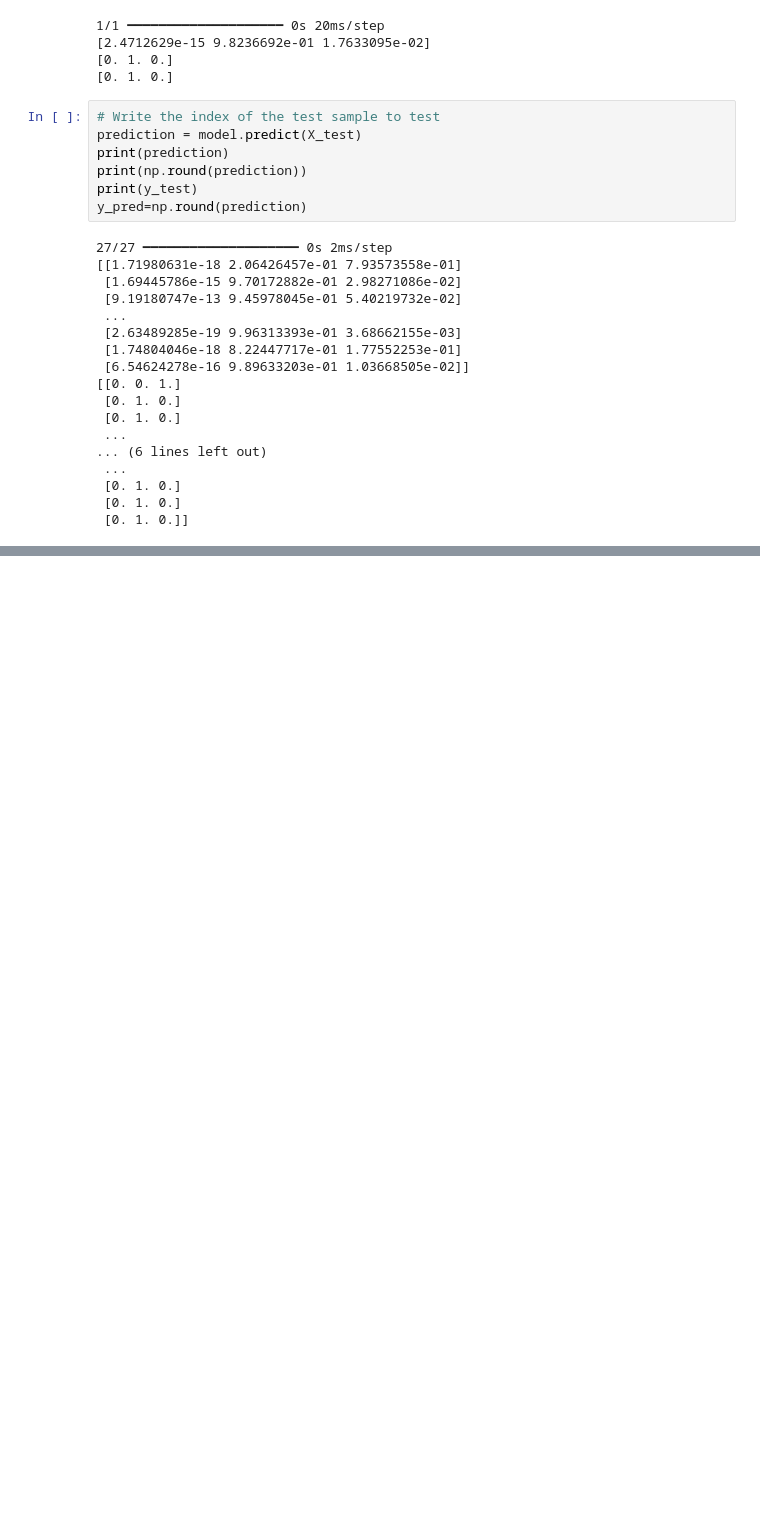
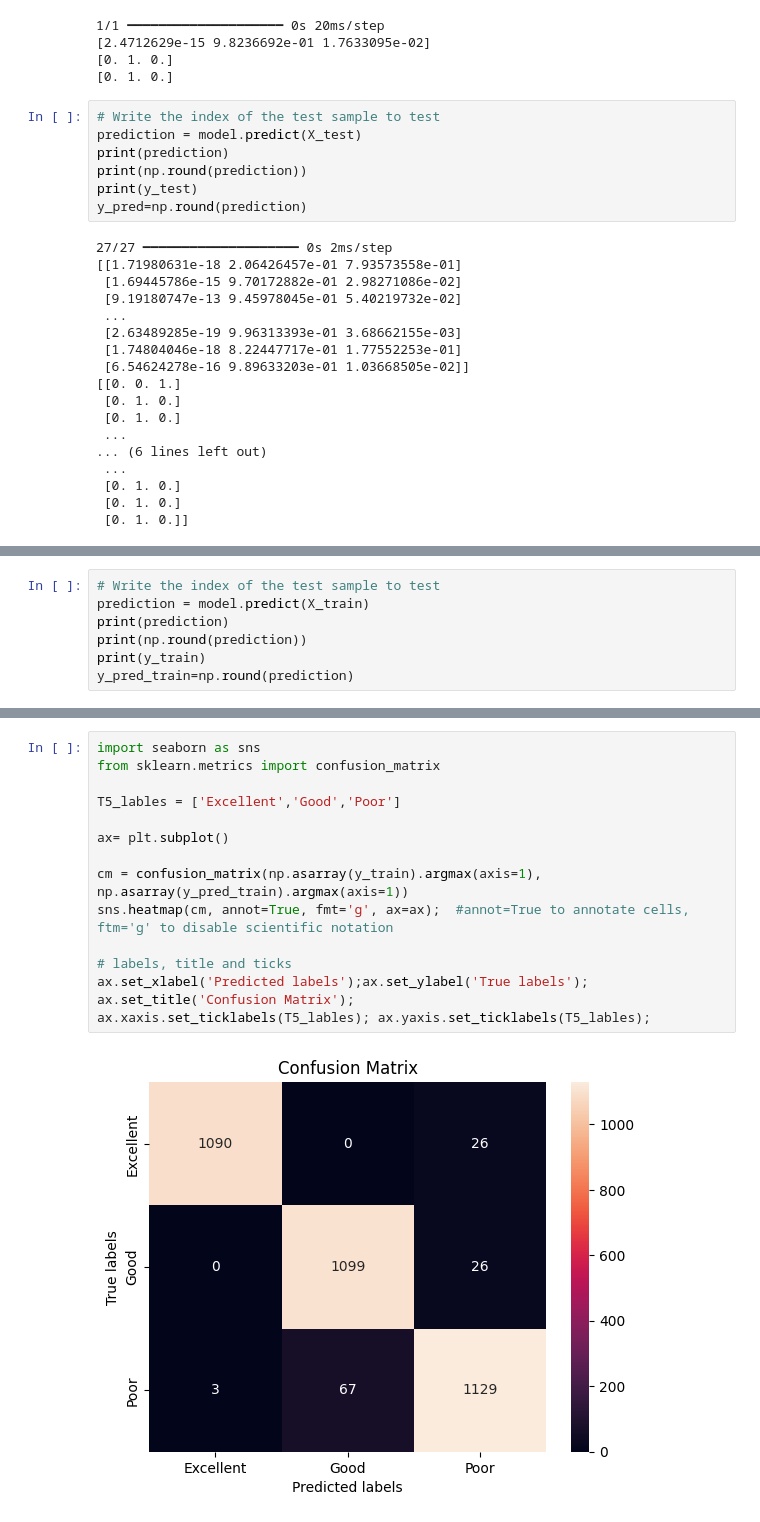
Before and after one commit to vvrgit/Aquaculture, a Jupyter notebook: Aquaculture_DNN.ipynb, the cells around one changed output, grey strips where cells are left out. Drawn from its saved outputs; the diff is of its cells as text; blank space fills up the shorter version.

```diff
--- a/Aquaculture_DNN.ipynb
+++ b/Aquaculture_DNN.ipynb
@@ -224,0 +225,7 @@ ax.xaxis.set_ticklabels(T5_lables); ax.yaxis.set_ticklabels(T5_lables);
+# %%
+# Write the index of the test sample to test
+prediction = model.predict(X_train)
+print(prediction)
+print(np.round(prediction))
+print(y_train)
+y_pred_train=np.round(prediction)
@@ -224,0 +250,17 @@ ax.xaxis.set_ticklabels(T5_lables); ax.yaxis.set_ticklabels(T5_lables);
+# %%
+import seaborn as sns
+from sklearn.metrics import confusion_matrix
+
+T5_lables = ['Excellent','Good','Poor']
+
+ax= plt.subplot()
+
+cm = confusion_matrix(np.asarray(y_train).argmax(axis=1), np.asarray(y_pred_train).argmax(axis=1))
+sns.heatmap(cm, annot=True, fmt='g', ax=ax);  #annot=True to annotate cells, ftm='g' to disable scientific notation
+
+# labels, title and ticks
+ax.set_xlabel('Predicted labels');ax.set_ylabel('True labels');
+ax.set_title('Confusion Matrix');
+ax.xaxis.set_ticklabels(T5_lables); ax.yaxis.set_ticklabels(T5_lables);
+# %% [output]
+[figure, added]
```
Also changed, not shown: parts of 4 cells of this notebook.
